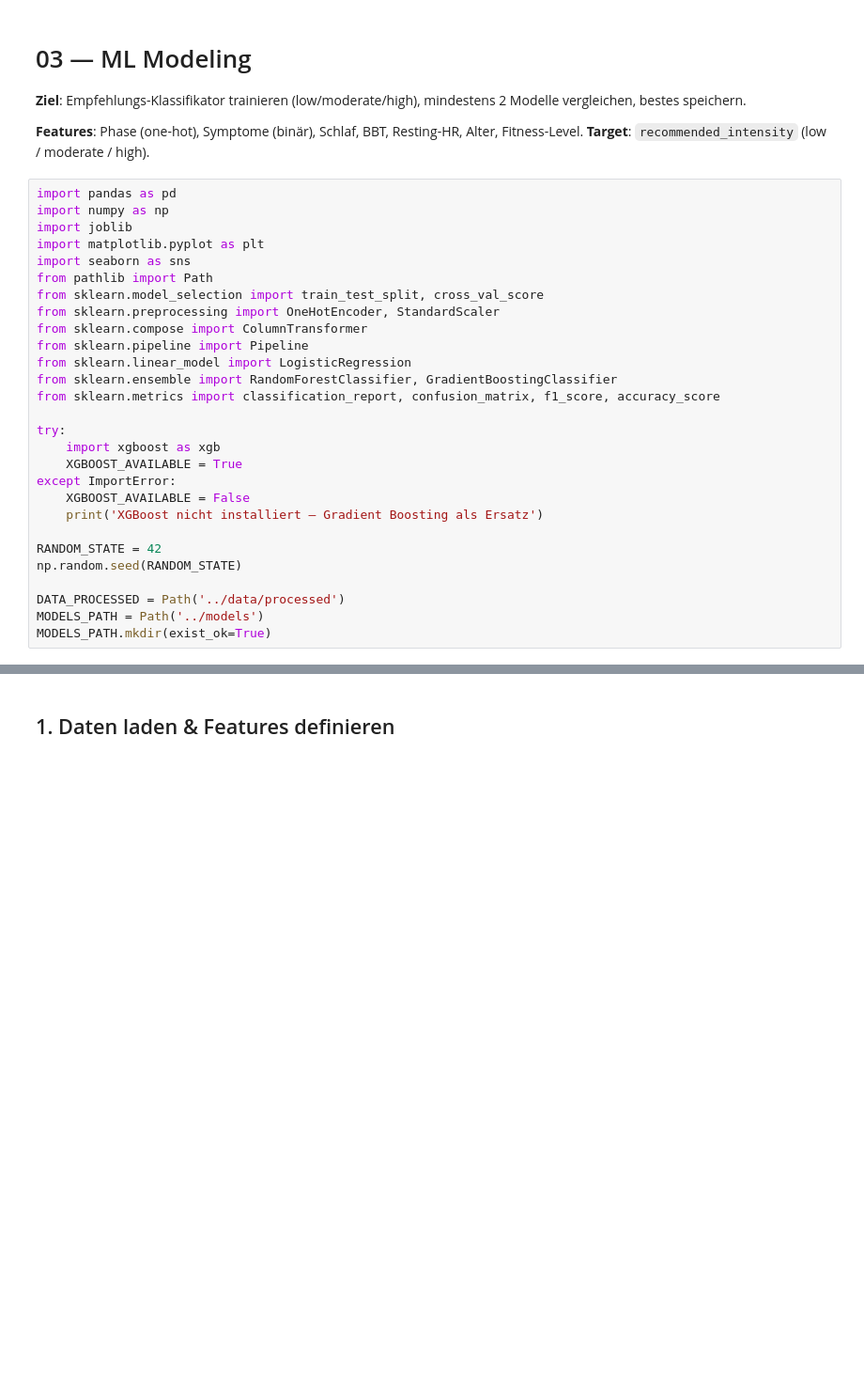
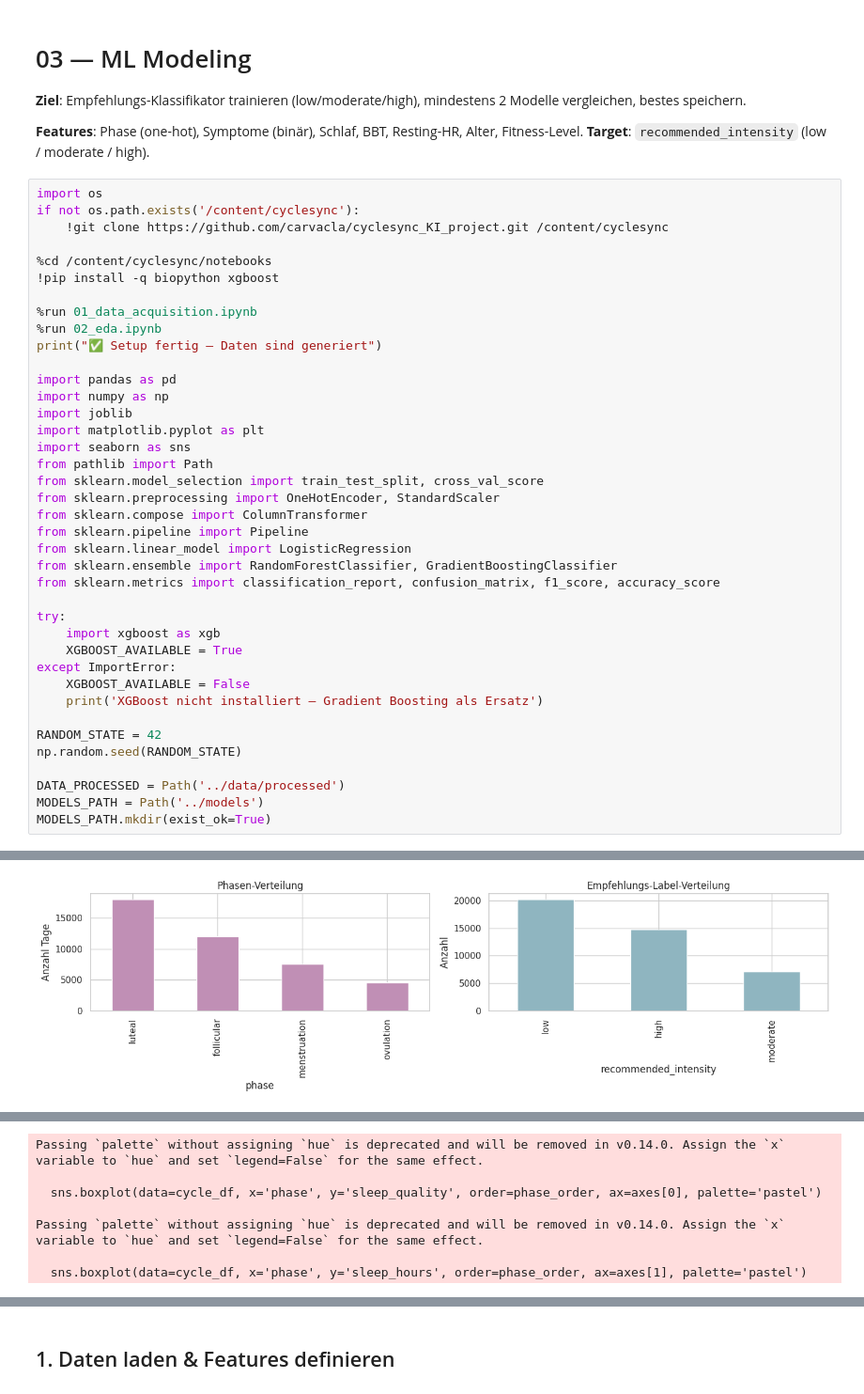
Before and after one commit to carvacla/cyclesync_KI_project, a Jupyter notebook: notebooks/03_ml_modeling.ipynb, the cells around one changed output, grey strips where cells are left out. Shown at 94% size. Saved outputs shown, nothing was run; the diff lists cells and outputs as text; blank space fills up the shorter version.

```diff
--- a/notebooks/03_ml_modeling.ipynb
+++ b/notebooks/03_ml_modeling.ipynb
@@ -6,6 +6,17 @@
 **Features**: Phase (one-hot), Symptome (binär), Schlaf, BBT, Resting-HR, Alter, Fitness-Level.
 **Target**: `recommended_intensity` (low / moderate / high).
 # %%
+import os
+if not os.path.exists('/content/cyclesync'):
+    !git clone https://github.com/carvacla/cyclesync_KI_project.git /content/cyclesync
+
+%cd /content/cyclesync/notebooks
+!pip install -q biopython xgboost
+
+%run 01_data_acquisition.ipynb
+%run 02_eda.ipynb
+print("✅ Setup fertig – Daten sind generiert")
+
 import pandas as pd
 import numpy as np
 import joblib
@@ -33,3 +44,4 @@ np.random.seed(RANDOM_STATE)
 DATA_PROCESSED = Path('../data/processed')
 MODELS_PATH = Path('../models')
 MODELS_PATH.mkdir(exist_ok=True)
+# %% [output]
@@ -35,0 +65 @@ MODELS_PATH.mkdir(exist_ok=True)
+[figure, added]
@@ -35,0 +67,7 @@ MODELS_PATH.mkdir(exist_ok=True)
+Passing `palette` without assigning `hue` is deprecated and will be removed in v0.14.0. Assign the `x` variable to `hue` and set `legend=False` for the same effect.
+
+  sns.boxplot(data=cycle_df, x='phase', y='sleep_quality', order=phase_order, ax=axes[0], palette='pastel')
+
+Passing `palette` without assigning `hue` is deprecated and will be removed in v0.14.0. Assign the `x` variable to `hue` and set `legend=False` for the same effect.
+
+  sns.boxplot(data=cycle_df, x='phase', y='sleep_hours', order=phase_order, ax=axes[1], palette='pastel')
```
Also changed, not shown: parts of 10 cells of this notebook.
